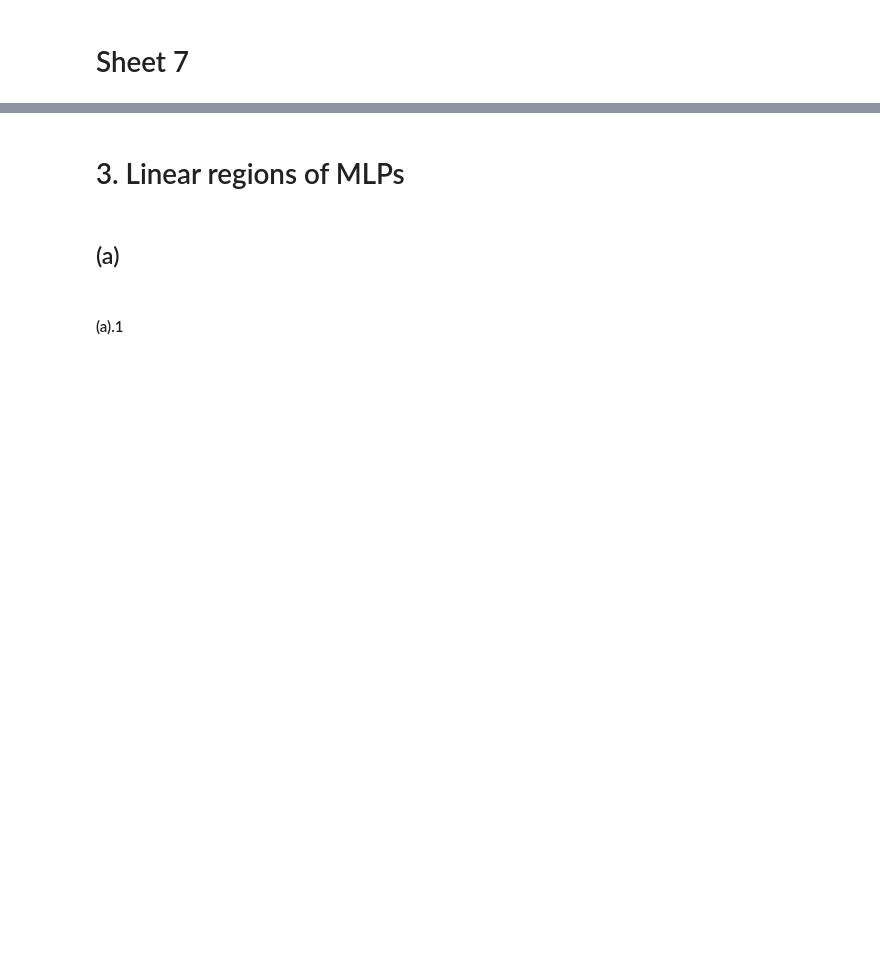
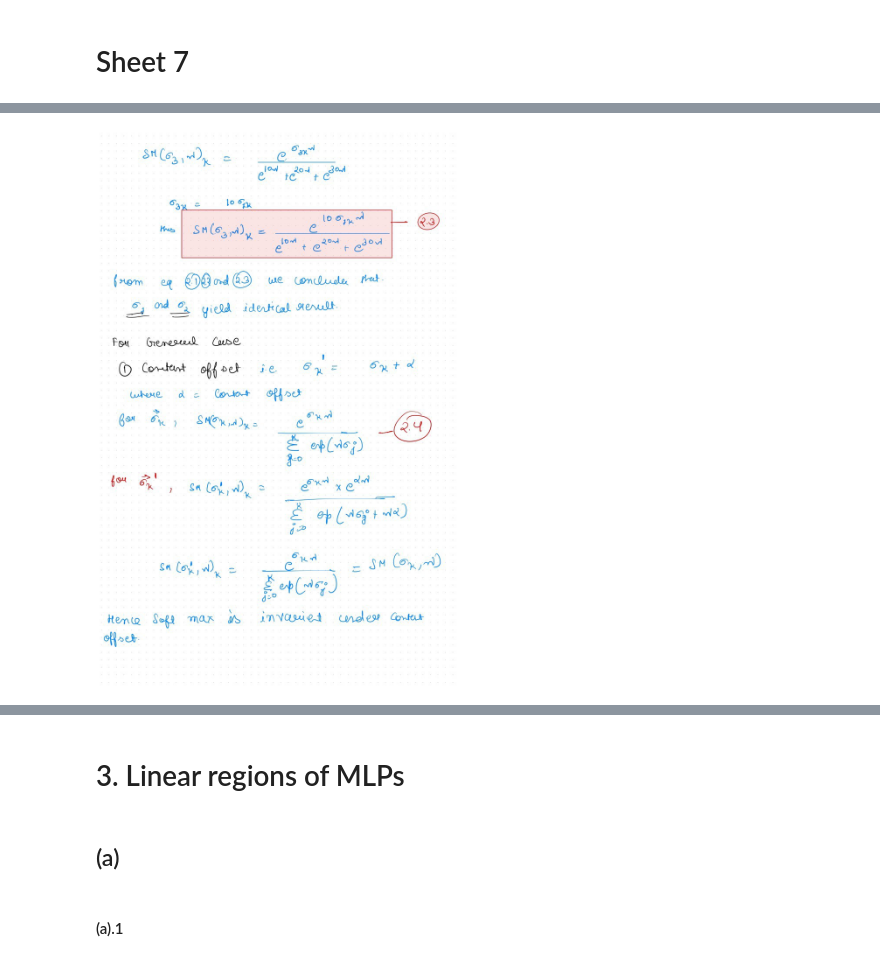
Before and after one commit to Bhavesh012/mlph_group_work, a Jupyter notebook: Sols/Ex7/sheet07_main.ipynb, the cells around one changed output, grey strips where cells are left out. Drawn from its saved outputs; the diff is of its cells as text; code cells hidden in the pictures; blank space fills up the shorter version.

```diff
--- a/Sols/Ex7/sheet07_bhavesh.ipynb
+++ b/Sols/Ex7/sheet07_main.ipynb
@@ -11,0 +24,4 @@ plt.rc('mathtext', fontset='stix')
+# %%
+Image(filename='2.2.jpg')
+# %% [output]
+[figure, added]
```
Also changed, not shown: parts of 8 cells of this notebook, 1 other file.
